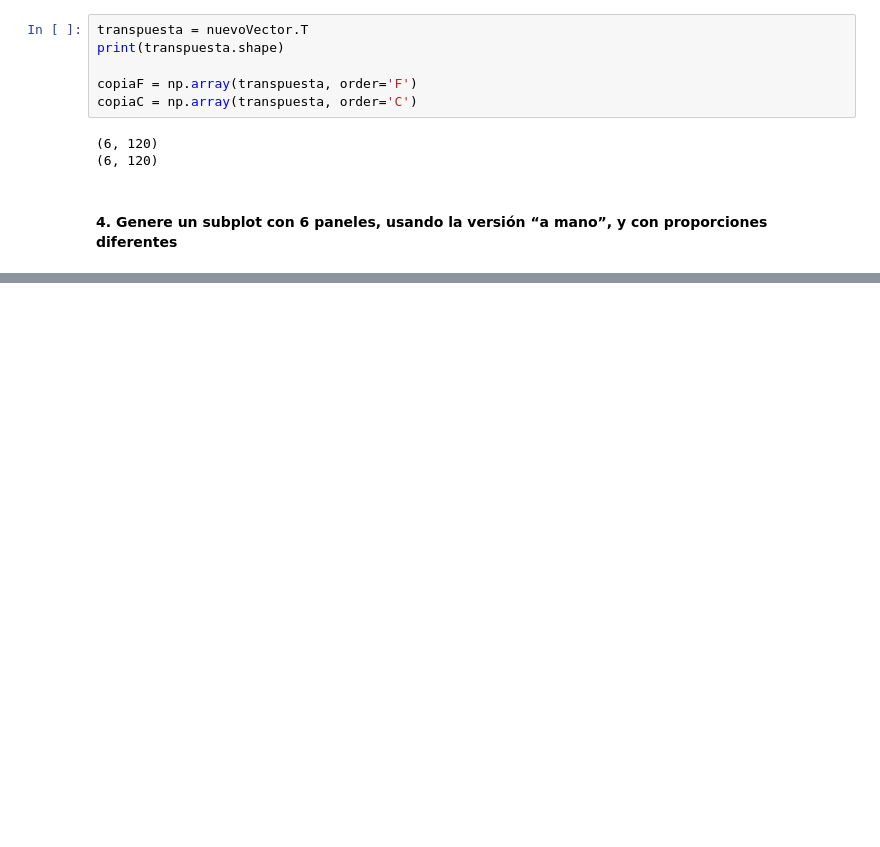
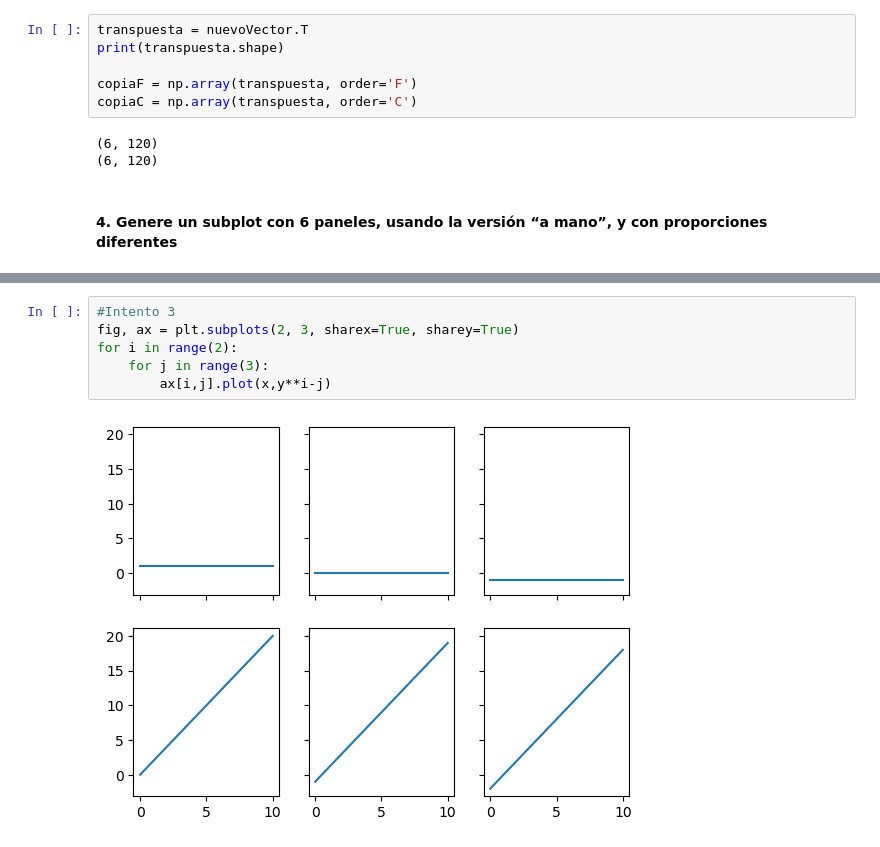
Before and after one commit to CarmenSRU/TareasParcial2Repaso, a Jupyter notebook: Matplot.ipynb, the cells around one changed output, grey strips where cells are left out. Saved outputs shown, nothing was run; the diff lists cells and outputs as text; blank space fills up the shorter version.

```diff
--- a/Matplot.ipynb
+++ b/Matplot.ipynb
@@ -115,0 +133,8 @@ plt.subplots_adjust(hspace=0.4, wspace=0.4)
+# %%
+#Intento 3
+fig, ax = plt.subplots(2, 3, sharex=True, sharey=True)
+for i in range(2):
+    for j in range(3):
+        ax[i,j].plot(x,y**i-j)
+# %% [output]
+[figure, added]
```
Also changed, not shown: parts of 2 cells of this notebook.
